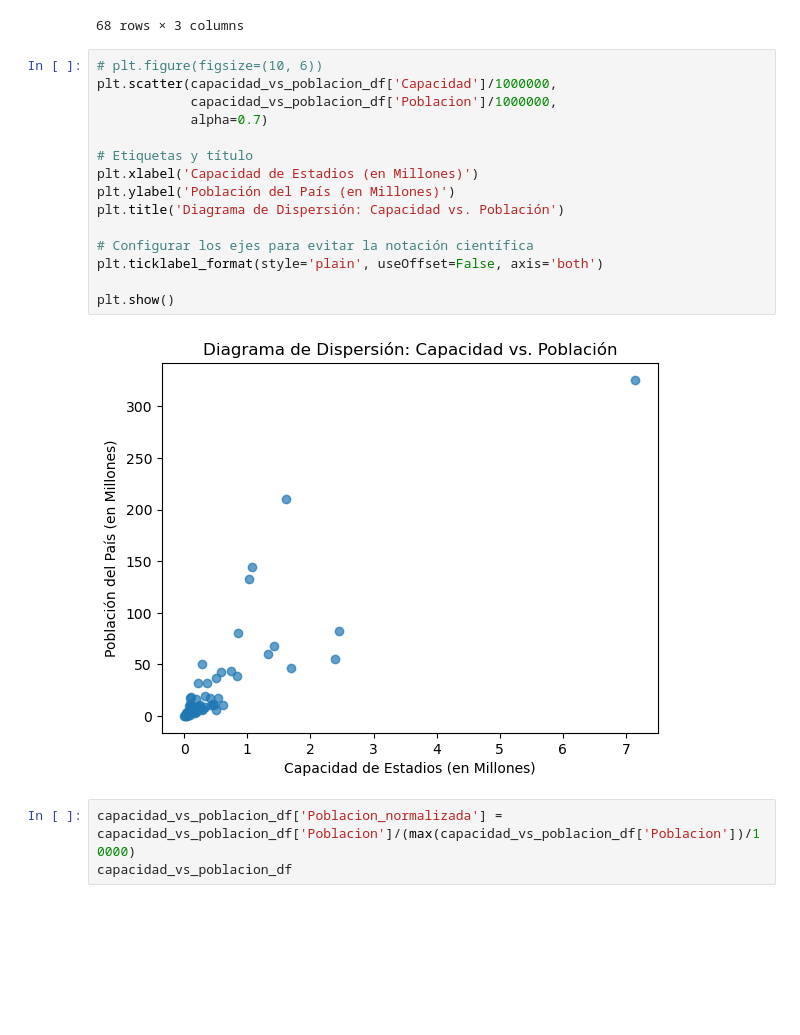
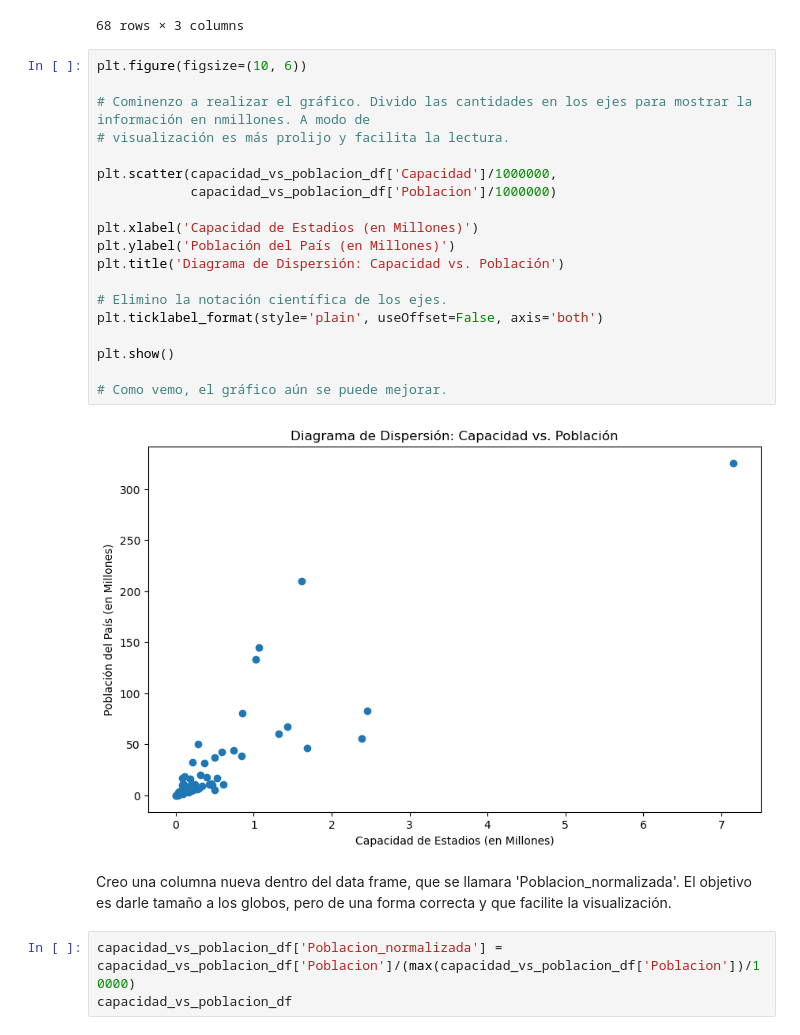
Before and after one commit to guilleldas/Proyecto_Visualizacion_Python, a Jupyter notebook: Consultas_Visualización.ipynb, the cells around one changed output. Cells and saved outputs as stored; diff of their text form; blank space fills up the shorter version.

```diff
--- a/Consultas_Visualización.ipynb
+++ b/Consultas_Visualización.ipynb
@@ -235,22 +261,28 @@ capacidad_vs_poblacion_df
 | 67 | Gibraltar | 5000 | 32194.0000 |
 68 rows × 3 columns
 # %%
-# plt.figure(figsize=(10, 6))
+plt.figure(figsize=(10, 6))
+
+# Cominenzo a realizar el gráfico. Divido las cantidades en los ejes para mostrar la información en nmillones. A modo de
+# visualización es más prolijo y facilita la lectura.
+
 plt.scatter(capacidad_vs_poblacion_df['Capacidad']/1000000,
-            capacidad_vs_poblacion_df['Poblacion']/1000000,
-            alpha=0.7)
+            capacidad_vs_poblacion_df['Poblacion']/1000000)
 
-# Etiquetas y título
 plt.xlabel('Capacidad de Estadios (en Millones)')
 plt.ylabel('Población del País (en Millones)')
 plt.title('Diagrama de Dispersión: Capacidad vs. Población')
 
-# Configurar los ejes para evitar la notación científica
+# Elimino la notación científica de los ejes.
 plt.ticklabel_format(style='plain', useOffset=False, axis='both')
 
 plt.show()
+
+# Como vemo, el gráfico aún se puede mejorar.
 # %% [output]
-[figure, old version]
+[figure, new version]
+# %% [markdown]
+Creo una columna nueva dentro del data frame, que se llamara 'Poblacion_normalizada'. El objetivo es darle tamaño a los globos, pero de una forma correcta y que facilite la visualización.
 # %%
 capacidad_vs_poblacion_df['Poblacion_normalizada'] = capacidad_vs_poblacion_df['Poblacion']/(max(capacidad_vs_poblacion_df['Poblacion'])/10000)
 capacidad_vs_poblacion_df
```
Also changed, not shown: parts of 49 cells of this notebook.
